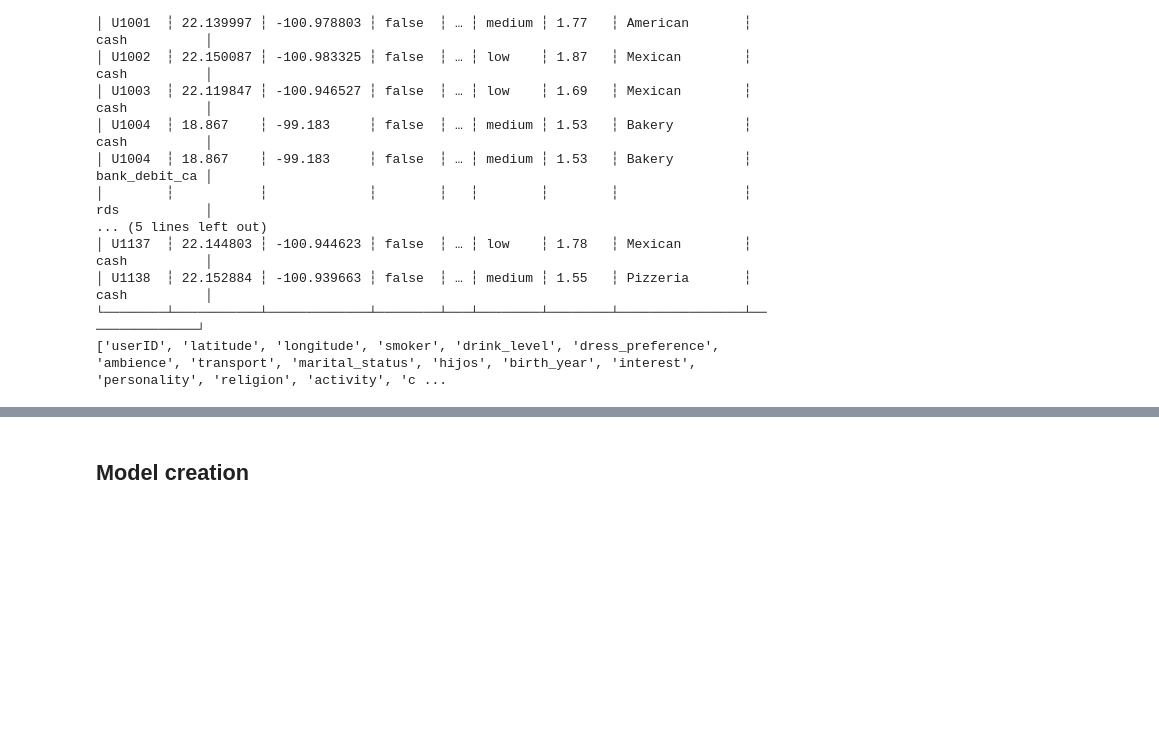
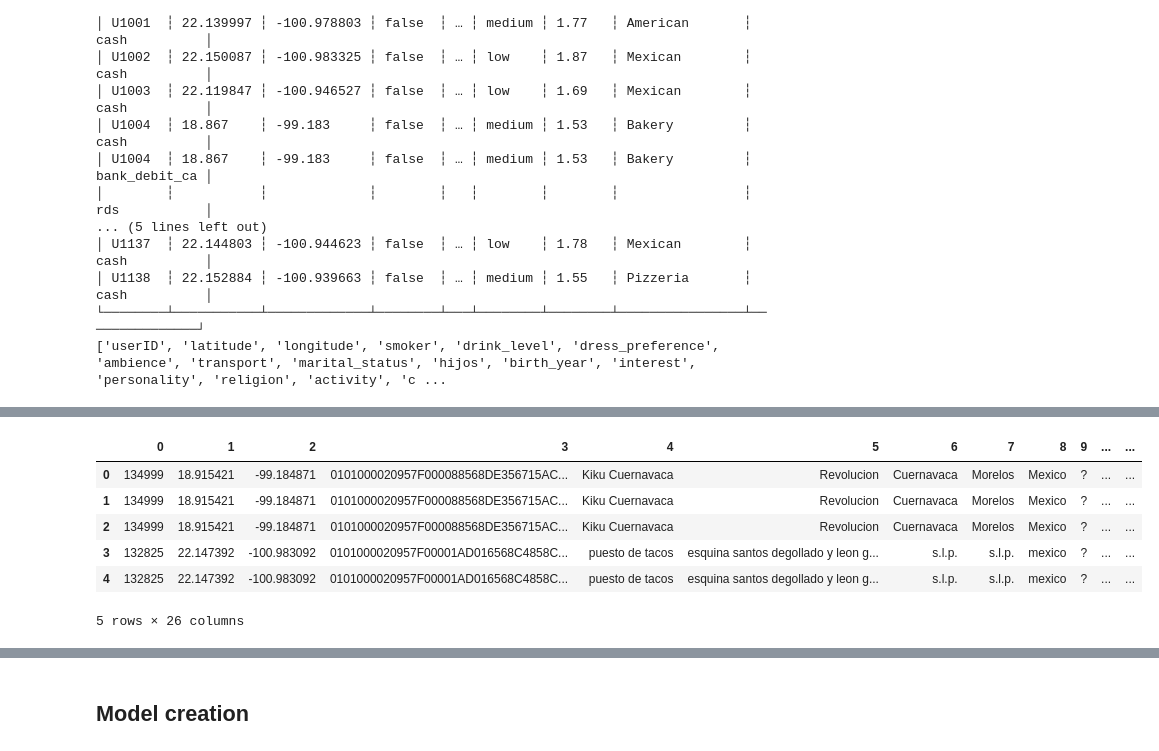
Before and after one commit to laurenally28/mktg3501project, a Jupyter notebook: main.ipynb, the cells around one changed output, grey strips where cells are left out. Saved outputs shown, nothing was run; the diff lists cells and outputs as text; code cells hidden in the pictures; blank space fills up the shorter version.

```diff
--- a/main.ipynb
+++ b/main.ipynb
@@ -113,0 +126,10 @@ shape: (416, 21)
+# %%
+restaurant_df.head()
+# %% [output]
+|  | 0 | 1 | 2 | 3 | 4 | 5 | 6 | 7 | 8 | 9 | ... | ... |
+| 0 | 134999 | 18.915421 | -99.184871 | 0101000020957F000088568DE356715AC... | Kiku Cuernavaca | Revolucion | Cuernavaca | Morelos | Mexico | ? | ... | ... |
+| 1 | 134999 | 18.915421 | -99.184871 | 0101000020957F000088568DE356715AC... | Kiku Cuernavaca | Revolucion | Cuernavaca | Morelos | Mexico | ? | ... | ... |
+| 2 | 134999 | 18.915421 | -99.184871 | 0101000020957F000088568DE356715AC... | Kiku Cuernavaca | Revolucion | Cuernavaca | Morelos | Mexico | ? | ... | ... |
+| 3 | 132825 | 22.147392 | -100.983092 | 0101000020957F00001AD016568C4858C... | puesto de tacos | esquina santos degollado y leon g... | s.l.p. | s.l.p. | mexico | ? | ... | ... |
+| 4 | 132825 | 22.147392 | -100.983092 | 0101000020957F00001AD016568C4858C... | puesto de tacos | esquina santos degollado y leon g... | s.l.p. | s.l.p. | mexico | ? | ... | ... |
+5 rows × 26 columns
```
Also changed, not shown: parts of 4 cells of this notebook, 1 other file.
